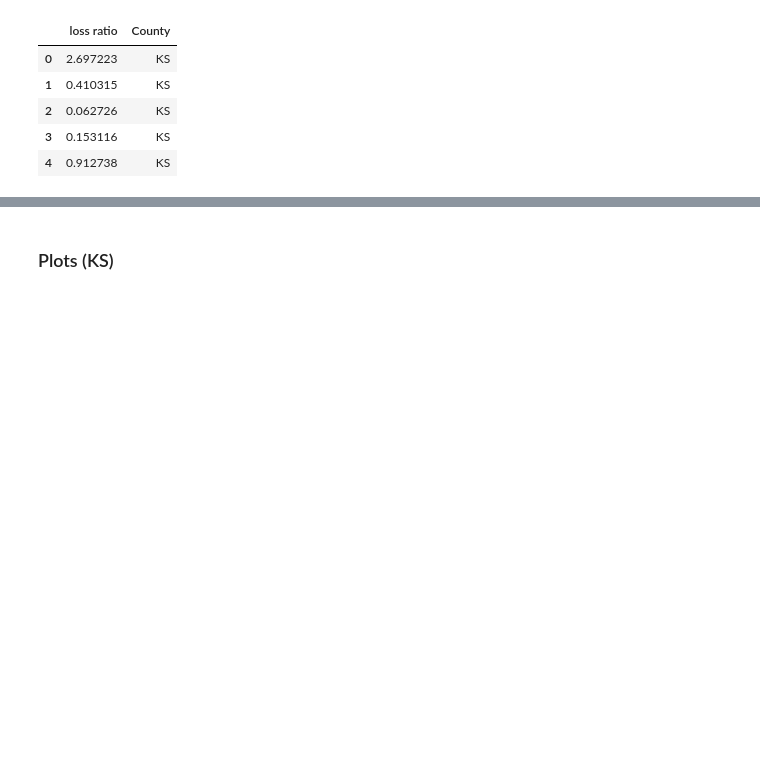
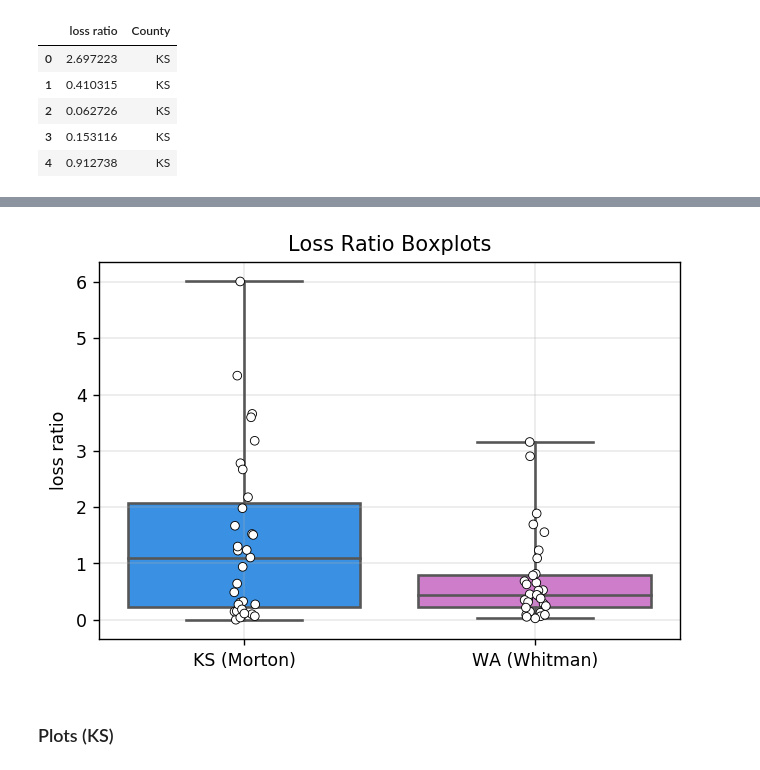
Before and after one commit to asmikumar/wheat-forecasting, a Jupyter notebook: ASA_t_tests.ipynb, the cells around one changed output, grey strips where cells are left out. Cells and saved outputs as stored; diff of their text form; code cells hidden in the pictures; blank space fills up the shorter version.

```diff
--- a/ASA_t_tests.ipynb
+++ b/ASA_t_tests.ipynb
@@ -218,3 +244,20 @@ plt.show()
+# %%
+df_Morton_LR_rep = pd.DataFrame(Morton_LR, columns=['loss ratio'])
+df_Morton_LR_rep['County'] = 'KS (Morton)'
+df_Whitman_LR_rep = pd.DataFrame(Whitman_LR, columns=['loss ratio'])
+df_Whitman_LR_rep['County'] = 'WA (Whitman)'
+df_Morton_Whitman_rep = pd.concat([df_Morton_LR_rep, df_Whitman_LR_rep])
+# %%
+sns.boxplot(x='County', y='loss ratio', data=df_Morton_Whitman_rep, whis=np.inf, palette=['dodgerblue', 'orchid'])
+sns.stripplot(x='County', y='loss ratio', data=df_Morton_Whitman_rep, color='white', linewidth=0.5, edgecolor='black', jitter=0.04)
+
+plt.title('Loss Ratio Boxplots')
+plt.xlabel('')
+plt.ylabel('loss ratio')
+plt.grid(linestyle='-', linewidth=0.25)
+plt.show()
+# %% [output]
+[figure, added]
 # %% [markdown]
 ### Plots (KS)
 # %%
```
Also changed, not shown: parts of 10 cells of this notebook, 3 other files.
